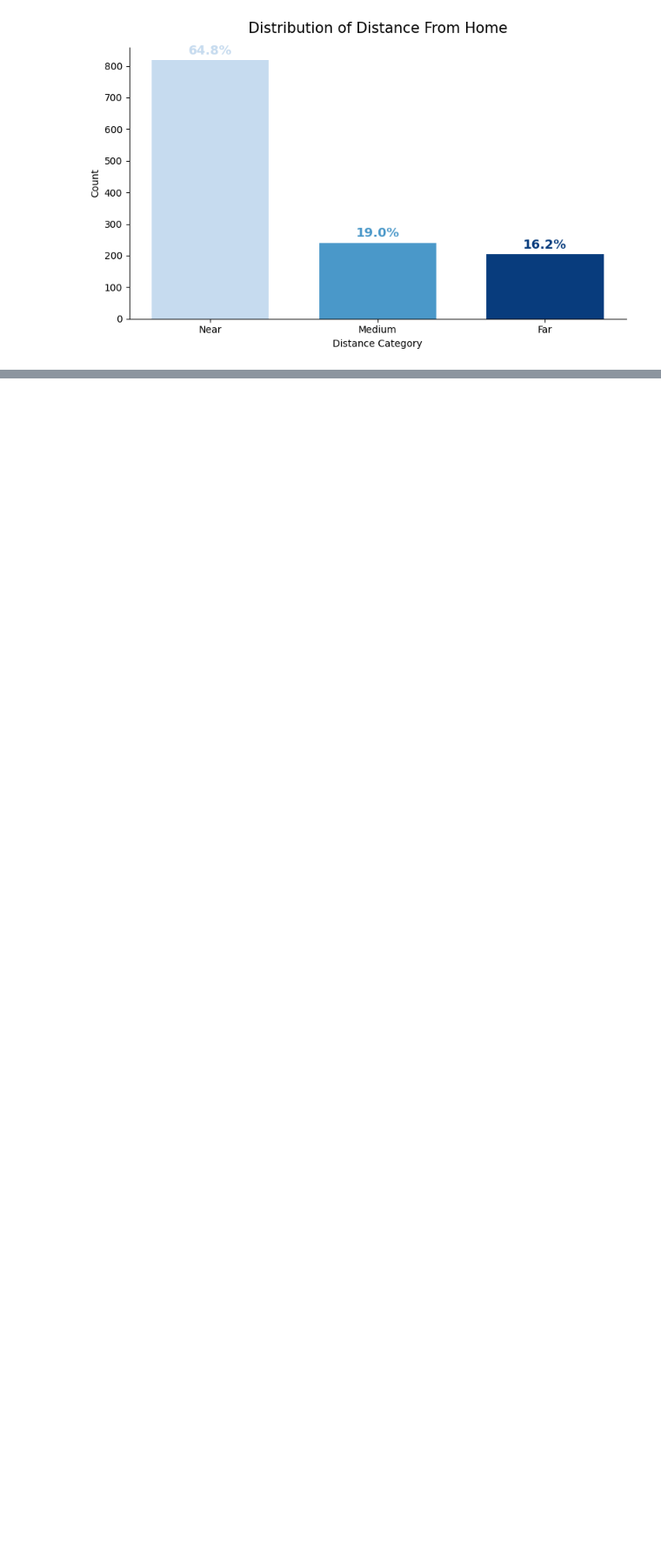
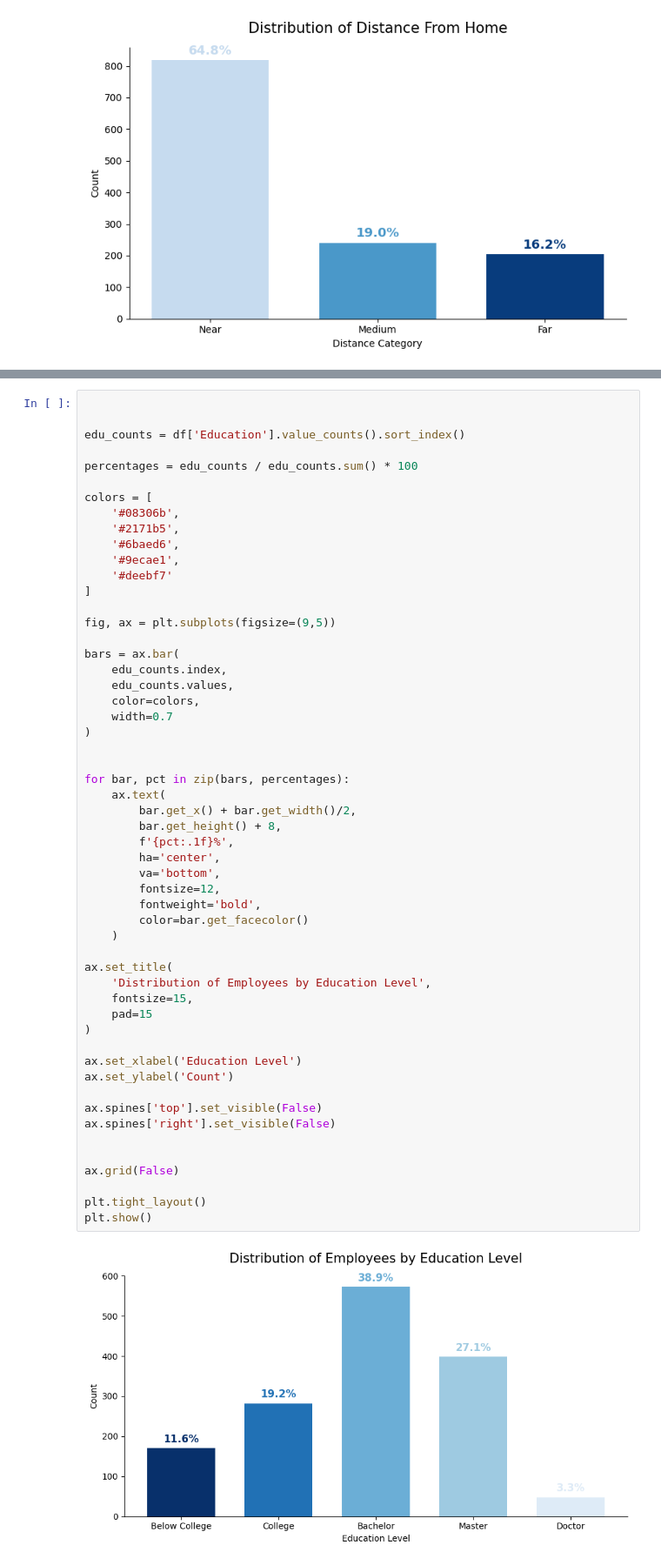
Before and after one commit to nawarfathi/HR, a Jupyter notebook: WA_fn.ipynb, the cells around one changed output, grey strips where cells are left out. Shown at 87% size. Saved outputs shown, nothing was run; the diff lists cells and outputs as text; blank space fills up the shorter version.

```diff
--- a/WA_fn.ipynb
+++ b/WA_fn.ipynb
@@ -506,0 +545,56 @@ plt.show()
+# %%
+
+
+edu_counts = df['Education'].value_counts().sort_index()
+
+percentages = edu_counts / edu_counts.sum() * 100
+
+colors = [
+    '#08306b',
+    '#2171b5',
+    '#6baed6',
+    '#9ecae1',
+    '#deebf7'
+]
+
+fig, ax = plt.subplots(figsize=(9,5))
+
+bars = ax.bar(
+    edu_counts.index,
+    edu_counts.values,
+    color=colors,
+    width=0.7
+)
+
+
+for bar, pct in zip(bars, percentages):
+    ax.text(
+        bar.get_x() + bar.get_width()/2,
+        bar.get_height() + 8,
+        f'{pct:.1f}%',
+        ha='center',
+        va='bottom',
+        fontsize=12,
+        fontweight='bold',
+        color=bar.get_facecolor()
+    )
+
+ax.set_title(
+    'Distribution of Employees by Education Level',
+    fontsize=15,
+    pad=15
+)
+
+ax.set_xlabel('Education Level')
+ax.set_ylabel('Count')
+
+ax.spines['top'].set_visible(False)
+ax.spines['right'].set_visible(False)
+
+
+ax.grid(False)
+
+plt.tight_layout()
+plt.show()
+# %% [output]
+[figure, added]
```
Also changed, not shown: parts of 15 cells of this notebook, 1 other file.
